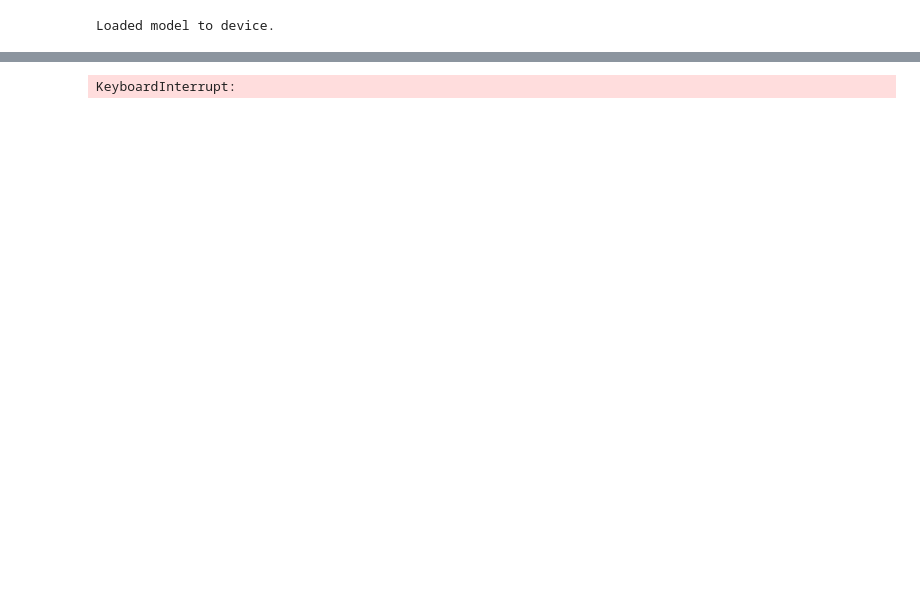
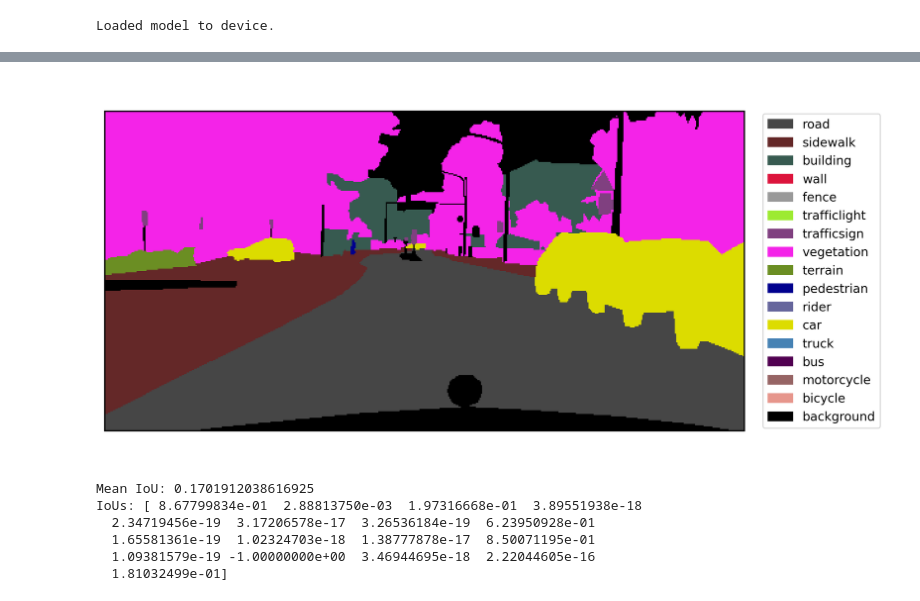
Before and after one commit to manuelmaior29/master_thesis, a Jupyter notebook: python_scripts_semseg/infer.ipynb, the cells around one changed output, grey strips where cells are left out. Drawn from its saved outputs; the diff is of its cells as text; code cells hidden in the pictures; blank space fills up the shorter version.

```diff
--- a/python_scripts_semseg/infer.ipynb
+++ b/python_scripts_semseg/infer.ipynb
@@ -84,11 +97,26 @@ tgt = tf.to_tensor(tgt)
+# %%
+fig.clear()
+fig, ax = plt.subplots(1, 2, dpi=300, gridspec_kw={'width_ratios': [10, 1]}, figsize=(10,5))
+ax[0].imshow(np.array(pil_tgt_colors_mask), interpolation='nearest')
+ax[1].legend(label_rectangles,label_names, ncol=1, fontsize=11, loc='center')
+ax[1].axis('off')
+ax[0].axis('off')
+fig.tight_layout()
+# %% [output]
+[figure, added]
 # %%
 # ignore_label = 19
 with torch.no_grad():
 
-    confusion_mat = utils.compute_confusion_matrix(predictions=tgt, targets=tgt, num_classes=len(data.SemanticLabelMapper.ID_TO_COLOR['common'].keys()))
+    confusion_mat = utils.compute_confusion_matrix(predictions=pred, targets=tgt, num_classes=len(data.SemanticLabelMapper.ID_TO_COLOR['common'].keys()))
     miou, ious = utils.measure_performance(confusion_mat=confusion_mat, num_classes=len(data.SemanticLabelMapper.ID_TO_COLOR['common'].keys()), ignore_label=None)
 
     print(f'Mean IoU: {miou}')
     print(f'IoUs: {ious}')
 # %% [output]
-KeyboardInterrupt:
+Mean IoU: 0.1701912038616925
+IoUs: [ 8.67799834e-01  2.88813750e-03  1.97316668e-01  3.89551938e-18
+  2.34719456e-19  3.17206578e-17  3.26536184e-19  6.23950928e-01
+  1.65581361e-19  1.02324703e-18  1.38777878e-17  8.50071195e-01
+  1.09381579e-19 -1.00000000e+00  3.46944695e-18  2.22044605e-16
+  1.81032499e-01]
```
Also changed, not shown: parts of 10 cells of this notebook, 4 other files.
